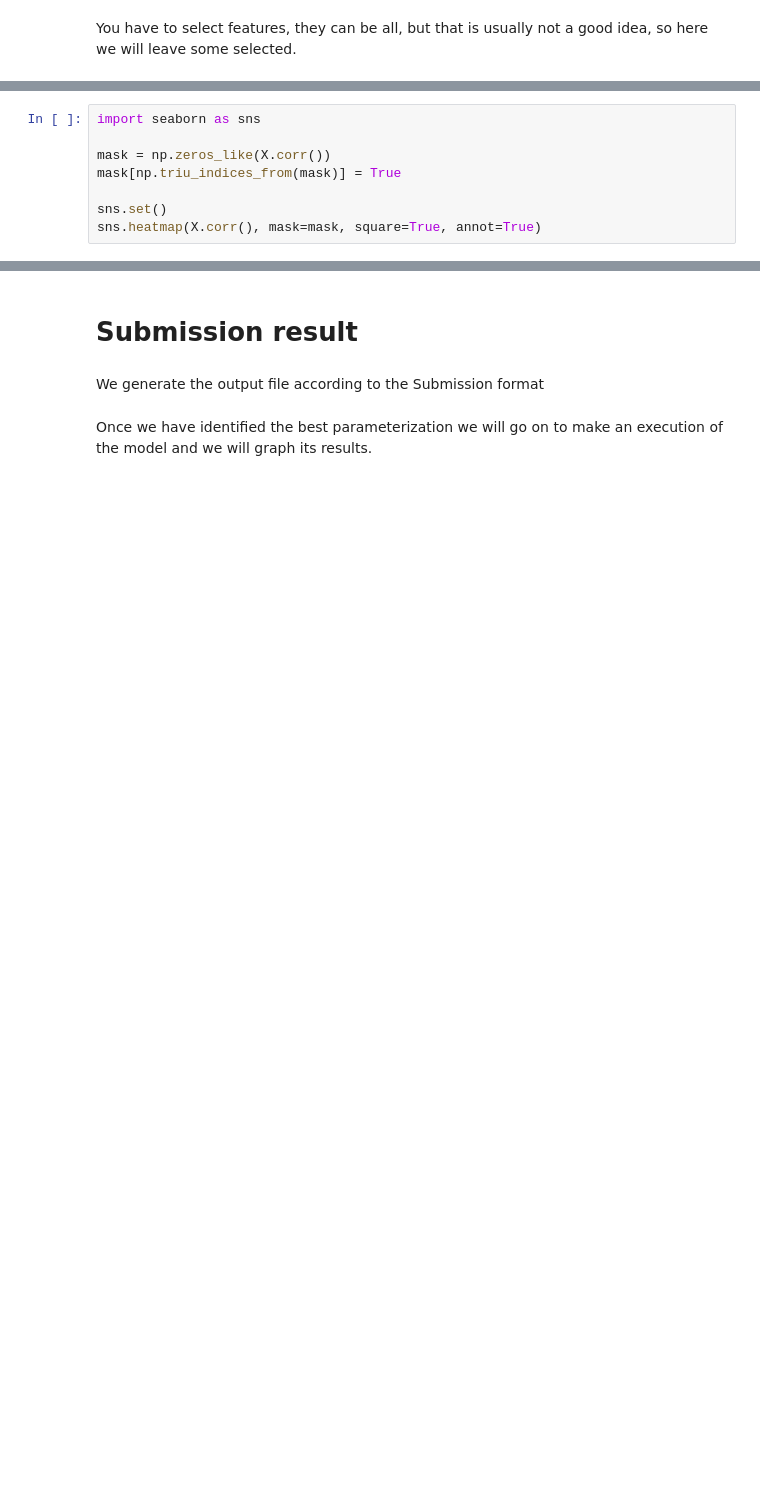
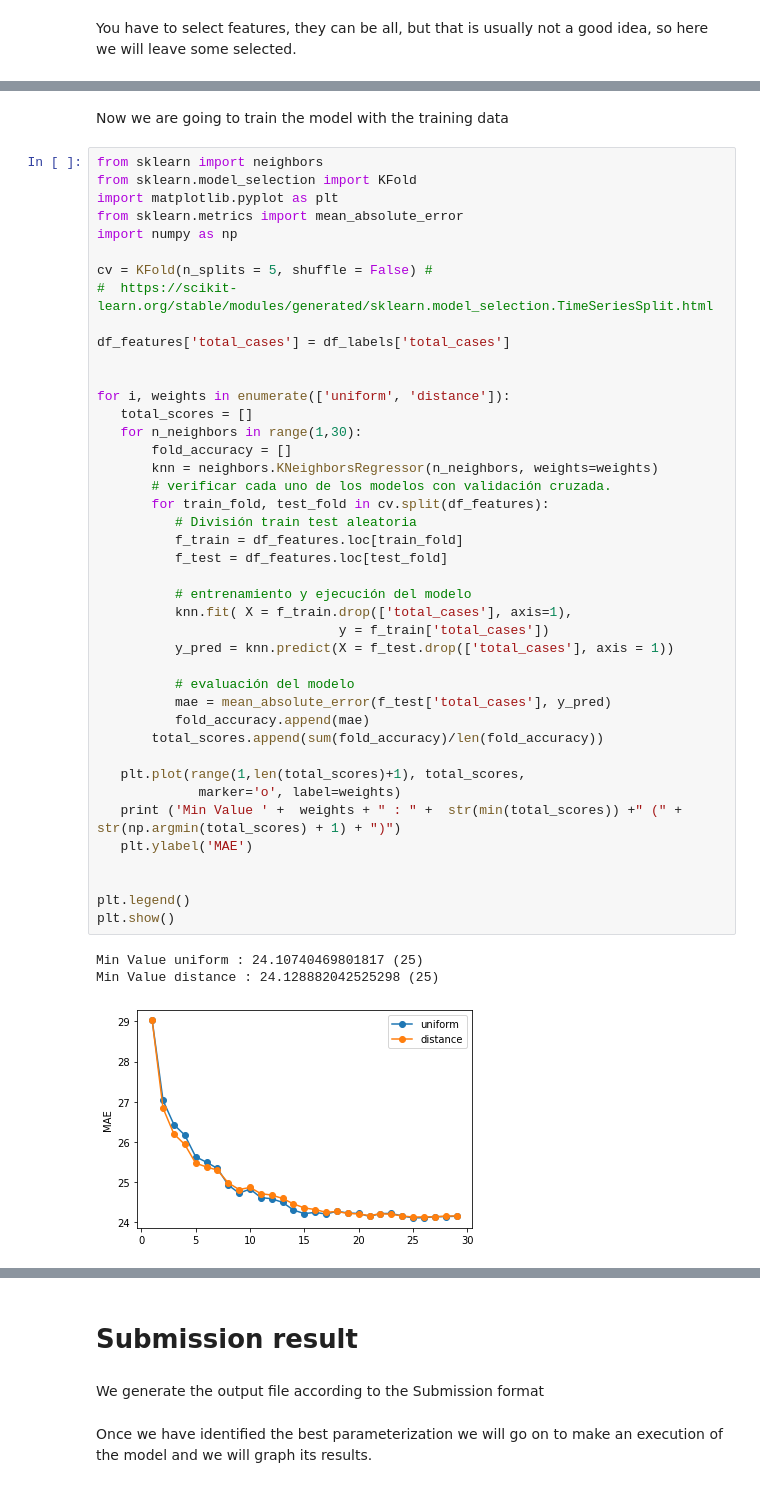
Before and after one commit to sergiobm3/ESI_MachineLearning, a Jupyter notebook: Dengue_KNN_algorithm.ipynb, the cells around one changed output, grey strips where cells are left out. Cells and saved outputs as stored; diff of their text form; blank space fills up the shorter version.

```diff
--- a/Dengue_KNN_algorithm.ipynb
+++ b/Dengue_KNN_algorithm.ipynb
@@ -292,8 +92,0 @@ X
-# %%
-import seaborn as sns
-
-mask = np.zeros_like(X.corr())
-mask[np.triu_indices_from(mask)] = True
-
-sns.set()
-sns.heatmap(X.corr(), mask=mask, square=True, annot=True)
@@ -310 +96,49 @@ sns.heatmap(X.corr(), mask=mask, square=True, annot=True)
+# %% [markdown]
+Now we are going to train the model with the training data
+# %%
+from sklearn import neighbors
+from sklearn.model_selection import KFold
+import matplotlib.pyplot as plt
+from sklearn.metrics import mean_absolute_error
+import numpy as np
+
+cv = KFold(n_splits = 5, shuffle = False) #
+#  https://scikit-learn.org/stable/modules/generated/sklearn.model_selection.TimeSeriesSplit.html
+
+df_features['total_cases'] = df_labels['total_cases']
+
+
+for i, weights in enumerate(['uniform', 'distance']):
+   total_scores = []
+   for n_neighbors in range(1,30):
+       fold_accuracy = []
+       knn = neighbors.KNeighborsRegressor(n_neighbors, weights=weights)
+       # verificar cada uno de los modelos con validación cruzada.
+       for train_fold, test_fold in cv.split(df_features):
+          # División train test aleatoria
+          f_train = df_features.loc[train_fold]
+          f_test = df_features.loc[test_fold]
+
+          # entrenamiento y ejecución del modelo
+          knn.fit( X = f_train.drop(['total_cases'], axis=1),
+                               y = f_train['total_cases'])
+          y_pred = knn.predict(X = f_test.drop(['total_cases'], axis = 1))
+
+          # evaluación del modelo
+          mae = mean_absolute_error(f_test['total_cases'], y_pred)
+          fold_accuracy.append(mae)
+       total_scores.append(sum(fold_accuracy)/len(fold_accuracy))
+
+   plt.plot(range(1,len(total_scores)+1), total_scores,
+             marker='o', label=weights)
+   print ('Min Value ' +  weights + " : " +  str(min(total_scores)) +" (" + str(np.argmin(total_scores) + 1) + ")")
+   plt.ylabel('MAE')
+
+
+plt.legend()
+plt.show()
+# %% [output]
+Min Value uniform : 24.10740469801817 (25)
+Min Value distance : 24.128882042525298 (25)
+[figure, added]
 # %%
```
Also changed, not shown: parts of 57 cells of this notebook.
